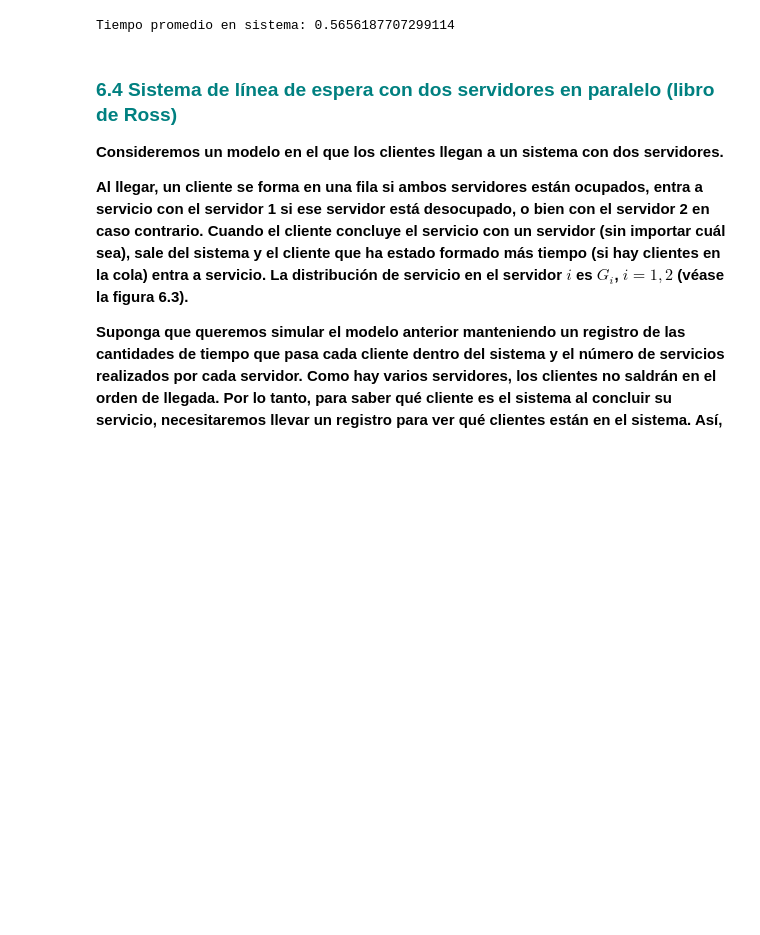
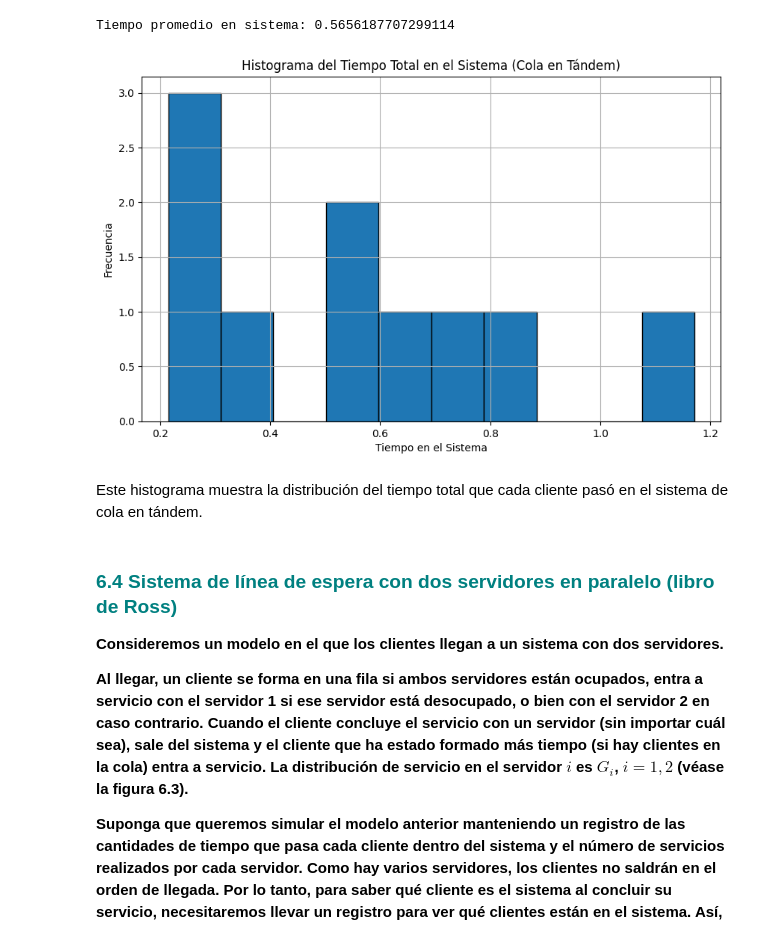
Before and after one commit to FOFM030711/Caminata-aleatoria-1D, a Jupyter notebook: LINEA_DE_ESPERA_dos_Servidores.ipynb, the cells around one changed output. Cells and saved outputs as stored; diff of their text form; code cells hidden in the pictures; blank space fills up the shorter version.

```diff
--- a/LINEA_DE_ESPERA_dos_Servidores.ipynb
+++ b/LINEA_DE_ESPERA_dos_Servidores.ipynb
@@ -496,6 +508,21 @@ print(
 )
 # %% [output]
 Tiempo promedio en sistema: 0.5656187707299114
+# %%
+import matplotlib.pyplot as plt
+
+# Histograma del tiempo total en el sistema (T)
+plt.figure(figsize=(10, 6))
+plt.hist(list(T.values()), bins=10, edgecolor='black')
+plt.title('Histograma del Tiempo Total en el Sistema (Cola en Tándem)')
+plt.xlabel('Tiempo en el Sistema')
+plt.ylabel('Frecuencia')
+plt.grid(True)
+plt.show()
+# %% [output]
+[figure, added]
+# %% [markdown]
+ Este histograma muestra la distribución del tiempo total que cada cliente pasó en el sistema de cola en tándem.
 # %% [markdown]
 ### <span style="color:teal;">**6.4 Sistema de línea de espera con dos servidores en paralelo** (libro de Ross)</span>
 
```
Also changed, not shown: parts of 4 cells of this notebook.
